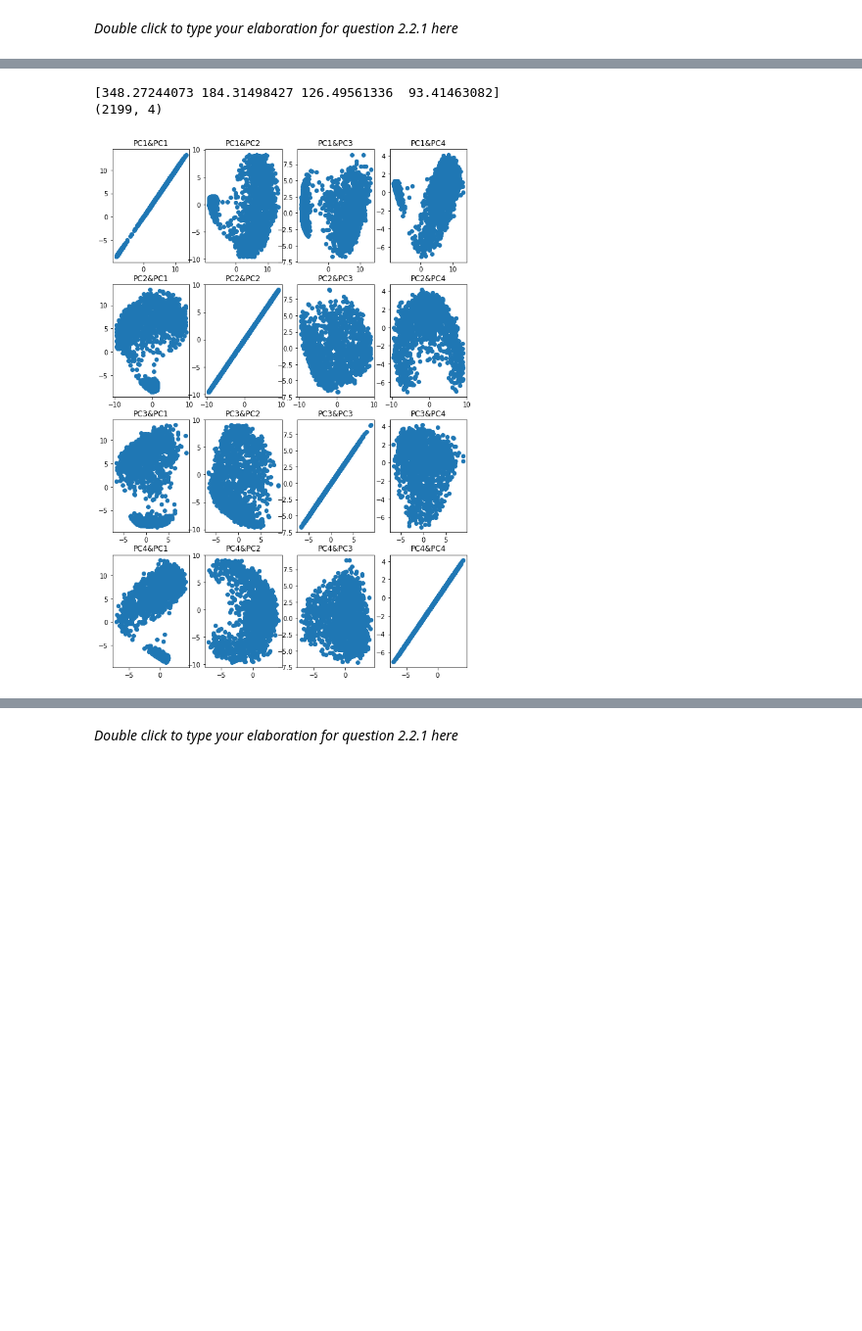
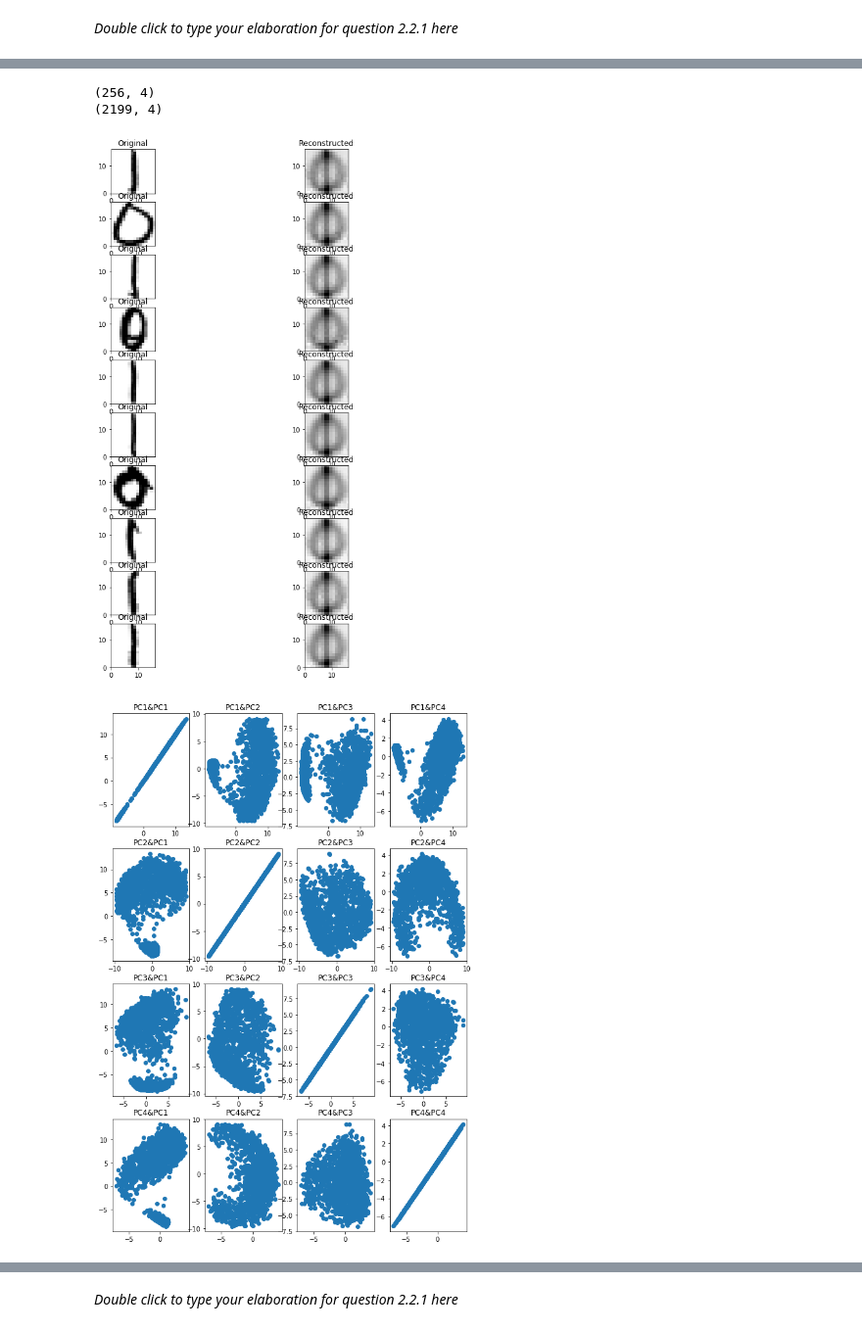
Before and after one commit to obp3ter/Data-Mining, a Jupyter notebook: Assignment_2.ipynb, the cells around one changed output, grey strips where cells are left out. Shown at 98% size. Drawn from its saved outputs; the diff is of its cells as text; code cells hidden in the pictures; blank space fills up the shorter version.

```diff
--- a/Assignment_2.ipynb
+++ b/Assignment_2.ipynb
@@ -216,34 +216,36 @@ for i in range (0,5):
     for j in range (0,2):
         I = reshape(X[i*2+j,:],(16,16))
         axarr[i,j].imshow(I, extent=(0,16,0,16), cmap=cm.gray_r);
-        plt.title('Digit as an image');
+        axarr[i,j].set_title('Digit as an image');
 plt.show()
 #make svd
-u=np.mean(X, axis=0)
-u.shape = (1,256)
-Y=X-np.ones((2199,1)).dot(u)
+u1=np.mean(X, axis=0)
+u1.shape = (1,256)
+Y=X-np.ones((2199,1)).dot(u1)
 u, s, vh = np.linalg.svd(Y)
-Xpca = s[0:4]
-print(Xpca)
+Xpca = vh[:,:4]
+
+print(Xpca.shape)
 
 
 #project data onto first 4 PCs
-
-
-Z=Y.dot(vh[:,:4])
+Z=Y.dot(Xpca)
 z=Y*vh[:,1]
 print(Z.shape)
+W=Z.dot(np.transpose(vh[:,:4]))+u1
 #Visualize the 1~10'th digit as image(projected data)
-"""
-f, axarr = plt.subplots(5,2,figsize=(10,15))
-for i in range (0,5):
+f, axarr3 = plt.subplots(10,2,figsize=(10,15))
+for i in range (0,10):
     for j in range (0,2):
-        I = reshape(Z[i*2+j,:],(16,16))
-        axarr[i,j].imshow(I, extent=(0,16,0,16), cmap=cm.gray_r);
-        plt.title('Digit as an image');
+        if j == 0:
+            I = reshape(X[i,:],(16,16))
+            axarr3[i,j].imshow(I, extent=(0,16,0,16), cmap=cm.gray_r);
+            axarr3[i,j].set_title('Original');
+        else:
+            I = reshape(W[i,:],(16,16))
+            axarr3[i,j].imshow(I, extent=(0,16,0,16), cmap=cm.gray_r);
+            axarr3[i,j].set_title('Reconstructed');
 plt.show()
-"""
-
 ####
 f2, axarr2 = plt.subplots(4,4,figsize=(10,15))
 v=np.transpose(vh)
@@ -255,4 +257,30 @@ for i in range(0,4):
         axarr2[i,j].set_title("PC"+str(i+1)+"&PC"+str(j+1))
 
 plt.show()
+
+col=[]
+for i in range(0,traindata.shape[0]):
+    if traindata[i,0] ==0:
+        col.append('g')
+    else:
+        col.append('r')
+print(len(col))
+
+mask = traindata[:,0]==1
+
+fig = plt.figure()
+ax = fig.add_subplot(111, projection='3d')
+PC1=Y.dot(vh[:,0])
+PC2=Y.dot(vh[:,1])
+PC3=Y.dot(vh[:,2])
+ax.scatter(PC1[mask],PC2[mask],PC3[mask],c=np.asarray(col)[mask],label="One")
+mask = traindata[:,0]==0
+ax.scatter(PC1[mask],PC2[mask],PC3[mask],c=np.asarray(col)[mask],label="Zero")
+
+
+ax.set_xlabel("PC1")
+ax.set_ylabel("PC2")
+ax.set_zlabel("PC3")
+ax.legend(loc='upper left')
+plt.show()
 # %% [output]
@@ -260,3 +288,4 @@ plt.show()
-[348.27244073 184.31498427 126.49561336  93.41463082]
+(256, 4)
 (2199, 4)
-[figure, old version]
+[figure, new version]
+[figure, added]
```
Also changed, not shown: parts of 7 cells of this notebook.
